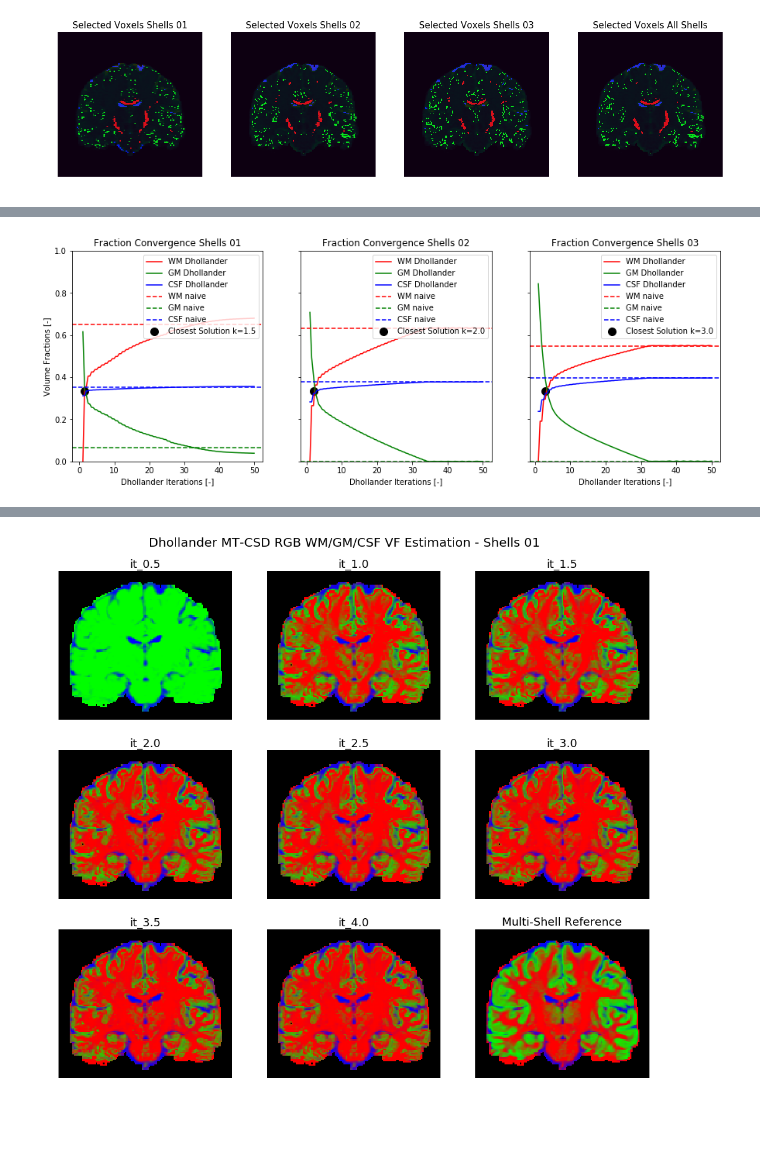
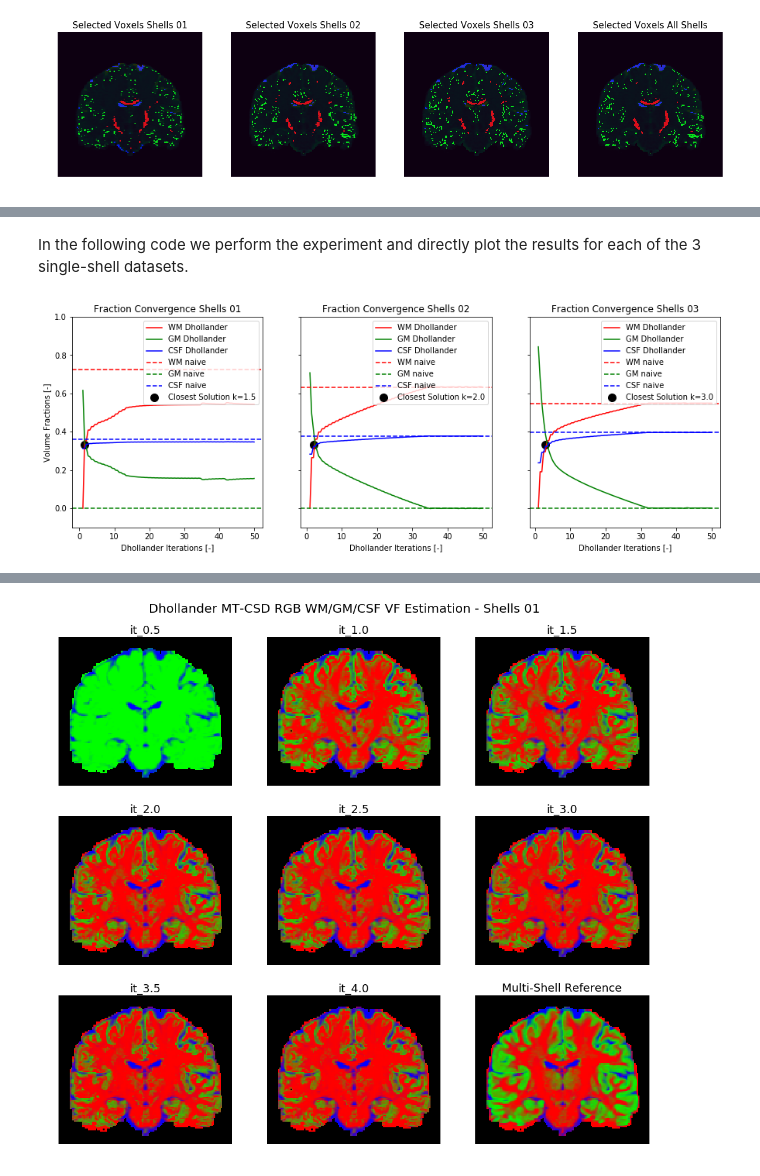
Before and after one commit to AthenaEPI/dmipy, a Jupyter notebook: examples/example_single_shell_three_tissue_csd.ipynb, the cells around one changed output, grey strips where cells are left out. Cells and saved outputs as stored; diff of their text form; code cells hidden in the pictures; blank space fills up the shorter version.

```diff
--- a/examples/example_single_shell_three_tissue_csd.ipynb
+++ b/examples/example_single_shell_three_tissue_csd.ipynb
@@ -59,9 +71,9 @@ shell_index |# of DWIs |bvalue [s/mm^2] |gradient strength [mT/m] |delta [ms] |D
 from dmipy.tissue_response.three_tissue_response import three_tissue_response_dhollander16
 tissue_responses = []
 selection_maps = []
-for scheme, data in zip(schemes, data):
+for scheme, data_ in zip(schemes, data):
     wm, gm, csf, selection_map = three_tissue_response_dhollander16(
-        scheme, data, wm_algorithm='tournier07',
+        scheme, data_, wm_algorithm='tournier07',
         wm_N_candidate_voxels=150, gm_perc=0.2, csf_perc=0.4)
     tissue_responses.append([wm, gm, csf])
     selection_maps.append(selection_map)
@@ -148,6 +146,7 @@ def single_shell_three_tissue_csd(acquisition_scheme, data, tissue_responses, it
 # %%
 import numpy as np
 def generate_synthetic_multi_tissue_data(acquisition_scheme, tissue_responses, fractions=None):
+    "Function to generate synthetic data from given tissue responses"
     if fractions is None:
         fractions = np.random.rand(len(tissue_responses))
         fractions /= fractions.sum()
@@ -158,6 +157,7 @@ def generate_synthetic_multi_tissue_data(acquisition_scheme, tissue_responses, f
     return fractions, data
 
 def get_fractions(csd_fits):
+    "Helper function to get the fractions from a list of fitted MT-CSD objects"
     partial_volumes = []
     for fit in csd_fits:
         partial_volumes.append([
@@ -166,34 +166,41 @@ def get_fractions(csd_fits):
             fit.fitted_and_linked_parameters[fit.model.partial_volume_names[2]]])
     fractions = np.array(partial_volumes).squeeze().T
     return fractions
+# %% [markdown]
+In the following code we perform the experiment and directly plot the results for each of the 3 single-shell datasets.
 # %%
+from dmipy.core.modeling_framework import MultiCompartmentSphericalHarmonicsModel
+
 gt_fractions = [1/3., 1/3., 1/3.]
-it_max = 50
+N_iterations = 50
 its = np.linspace(1, 50, 100)
+texts = ['Shells 01', 'Shells 02', 'Shells 03']
 
 fig, axs = plt.subplots(figsize=[15, 5], ncols=3, sharey=True)
 axs = axs.ravel()
 
 axs[0].set_ylabel('Volume Fractions [-]')
-axs[0].set_ylim(0, 1)
-for ax, scheme, tissue_response, txt in zip(axs, schemes, tissue_responses, ['Shells 01', 'Shells 02', 'Shells 03']):
+axs[0].set_ylim(-0.1, 1)
+for ax, scheme, tissue_response, txt in zip(axs, schemes, tissue_responses, texts):
     _, data_test = generate_synthetic_multi_tissue_data(scheme, tissue_response, gt_fractions)
-    fits = single_shell_three_tissue_csd(scheme, data_test, tissue_response, it_max=it_max)
+    fits = single_shell_three_tissue_csd(
+        scheme, data_test, tissue_response, N_iterations=N_iterations,
+        return_all_csd_fits=True, ss3t_verbose=False)
     estimated_fractions = get_fractions(fits)
     closest_index = (np.argmin(np.sum((estimated_fractions - 1/3.) ** 2, axis=0)) + 1) / 2.
 
     mt_csd_mod = MultiCompartmentSphericalHarmonicsModel(tissue_response)
     naive_fit = mt_csd_mod.fit(scheme, data_test, fit_S0_response=True, verbose=False)
 
     ax.plot(its, estimated_fractions[0], c='r', label='WM Dhollander')
     ax.plot(its, estimated_fractions[1], c='g', label='GM Dhollander')
     ax.plot(its, estimated_fractions[2], c='b', label='CSF Dhollander')
     ax.axhline(naive_fit.fitted_parameters['partial_volume_0'], c='r', ls='--', label='WM naive')
     ax.axhline(naive_fit.fitted_parameters['partial_volume_1'], c='g', ls='--', label='GM naive')
     ax.axhline(naive_fit.fitted_parameters['partial_volume_2'], c='b', ls='--', label='CSF naive')
     ax.scatter(closest_index, 1/3., s=100, c='k', label='Closest Solution k={}'.format(closest_index))
     ax.set_xlabel('Dhollander Iterations [-]')
     ax.set_title('Fraction Convergence {}'.format(txt))
     ax.legend(loc='upper right')
 # %% [output]
-[figure, old version]
+[figure, new version]
```
Also changed, not shown: parts of 38 cells of this notebook.
